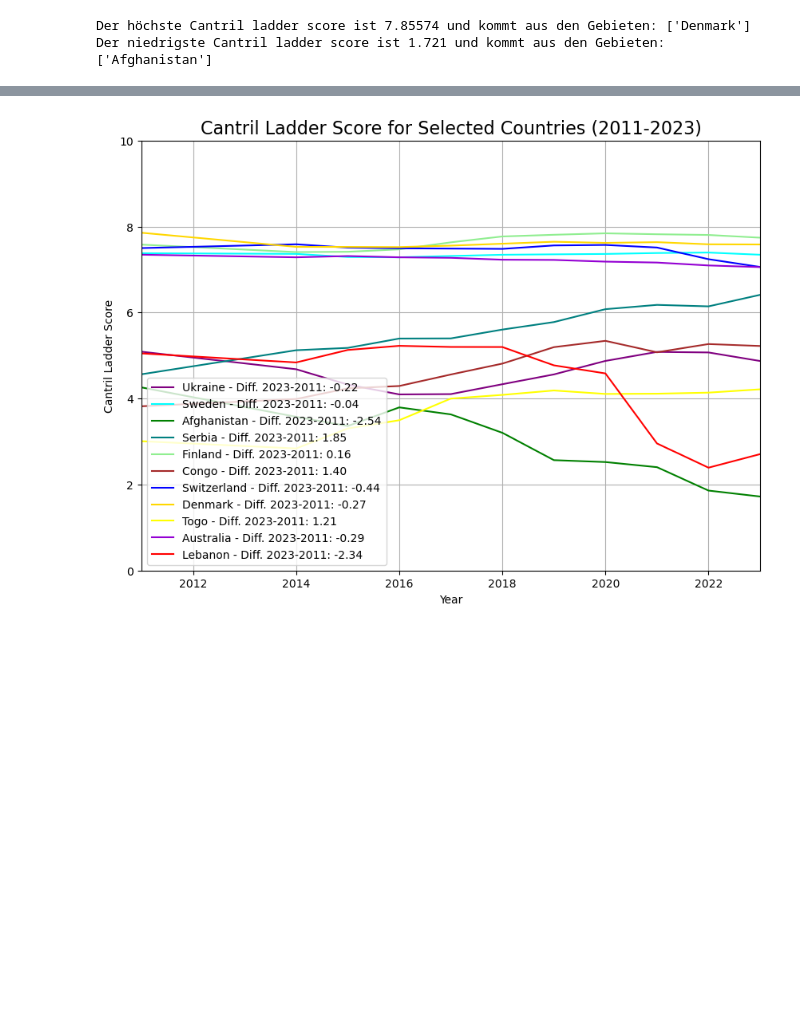
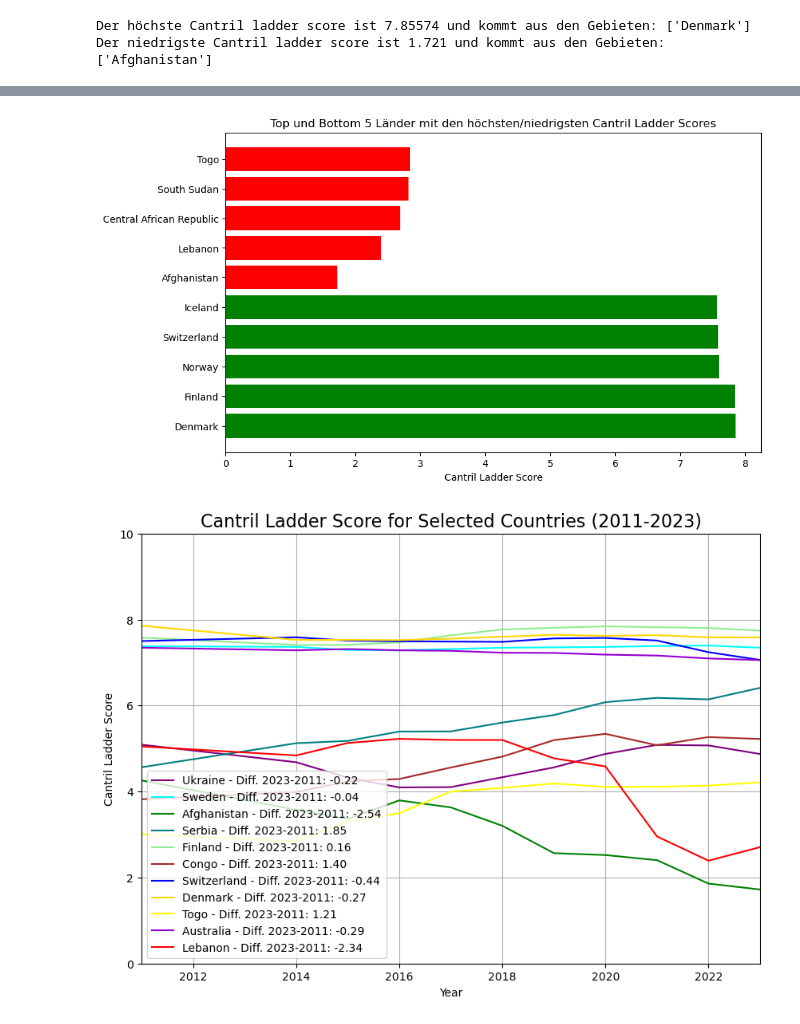
Before and after one commit to Elena-avk/elena, a Jupyter notebook: LN_Python_Elena_Yasemin.ipynb, the cells around one changed output, grey strips where cells are left out. Cells and saved outputs as stored; diff of their text form; code cells hidden in the pictures; blank space fills up the shorter version.

```diff
--- a/LN_Python_Elena_Yasemin.ipynb
+++ b/LN_Python_Elena_Yasemin.ipynb
@@ -339,3 +394,30 @@ Der niedrigste Cantril ladder score ist 1.721 und kommt aus den Gebieten: ['Afgh
+# %%
+top_5 = {
+    "Denmark": 7.85574,
+    "Finland": 7.8421,
+    "Norway": 7.5937,
+    "Switzerland": 7.587,
+    "Iceland": 7.561
+}
+
+bottom_5 = {
+    "Afghanistan": 1.721,
+    "Lebanon": 2.3922,
+    "Central African Republic": 2.693,
+    "South Sudan": 2.8166,
+    "Togo": 2.839
+}
+
+countries = list(top_5.keys()) + list(bottom_5.keys())
+scores = list(top_5.values()) + list(bottom_5.values())
+
+plt.figure(figsize=(10, 6))
+plt.barh(countries, scores, color=['green']*5 + ['red']*5)
+plt.xlabel('Cantril Ladder Score')
+plt.title('Top und Bottom 5 Länder mit den höchsten/niedrigsten Cantril Ladder Scores')
+plt.show()
+# %% [output]
+[figure, added]
 # %%
 df = pd.read_csv('happiness-cantril-ladder.csv', skiprows=1,
                  names=['Gebiet', 'Code', 'Jahr', 'Cantril Ladder Score'])
```
Also changed, not shown: parts of 6 cells of this notebook.
